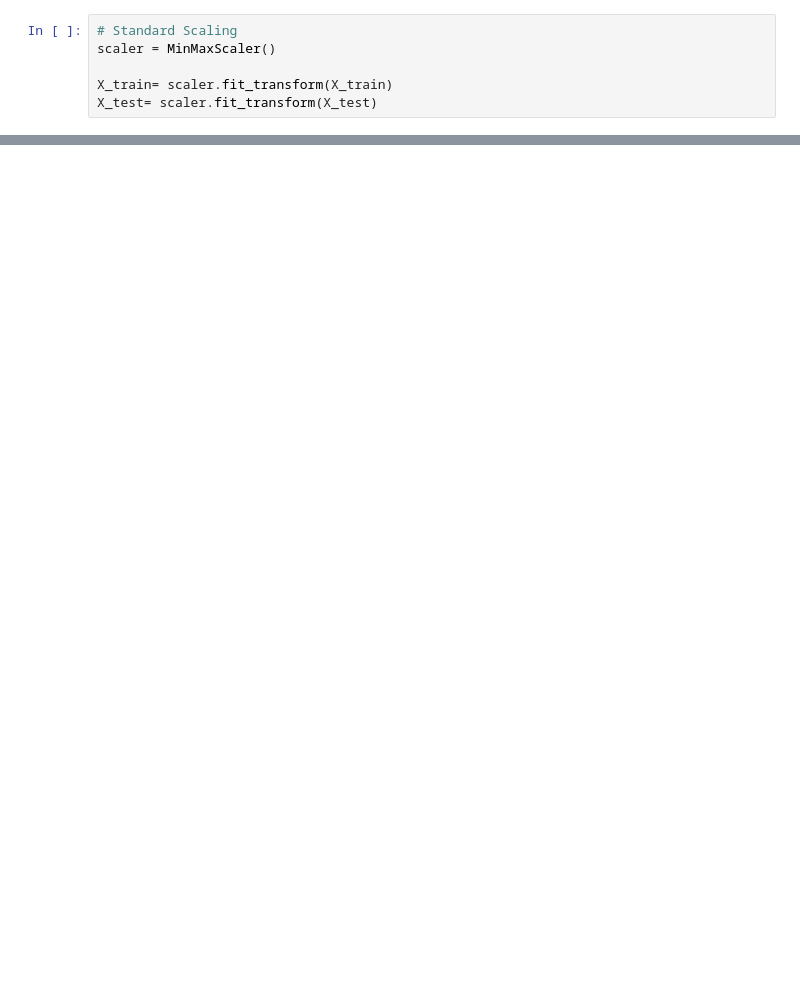
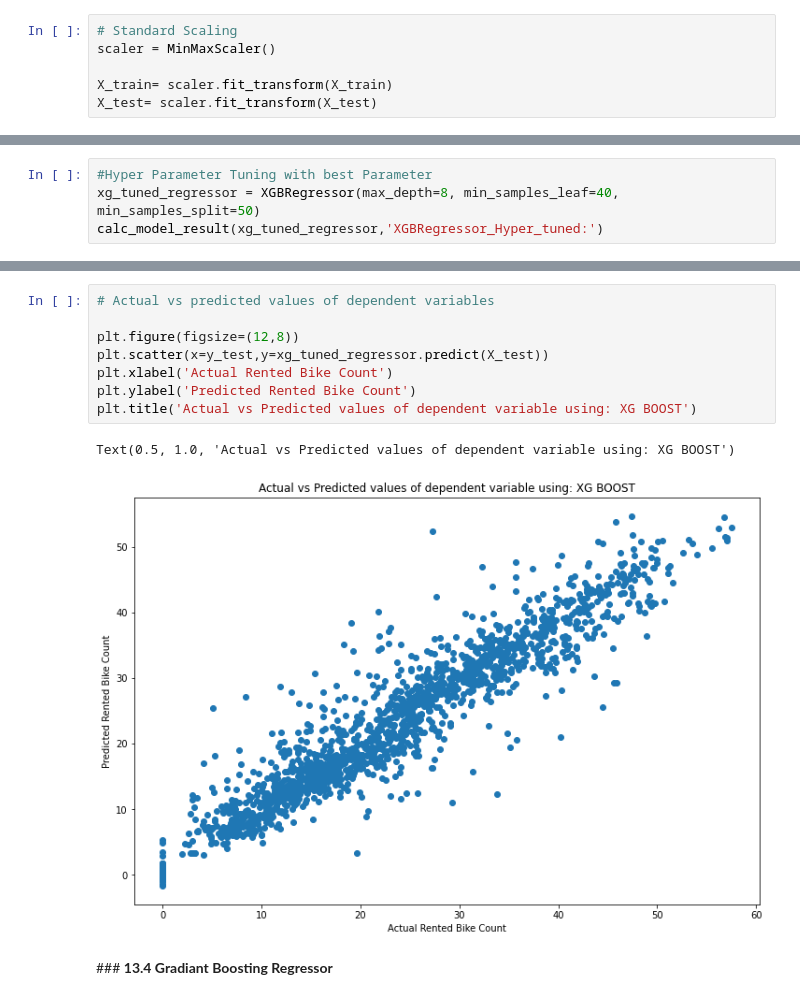
Before and after one commit to Rajakumaran-S/Seoul_Bike_Sharing_Demand_Prediction-_Capstone_Project-II, a Jupyter notebook: Raja_Bike_Sharing_Demand_Prediction_Capstone_Project_II.ipynb, the cells around one changed output, grey strips where cells are left out. Saved outputs shown, nothing was run; the diff lists cells and outputs as text; blank space fills up the shorter version.

```diff
--- a/Raja_Bike_Sharing_Demand_Prediction_Capstone_Project_II.ipynb
+++ b/Raja_Bike_Sharing_Demand_Prediction_Capstone_Project_II.ipynb
@@ -1044,0 +798,4 @@ plt.show()
+# %%
+#Hyper Parameter Tuning with best Parameter
+xg_tuned_regressor = XGBRegressor(max_depth=8, min_samples_leaf=40, min_samples_split=50)
+calc_model_result(xg_tuned_regressor,'XGBRegressor_Hyper_tuned:')
@@ -1044,0 +822,13 @@ plt.show()
+# %%
+# Actual vs predicted values of dependent variables
+
+plt.figure(figsize=(12,8))
+plt.scatter(x=y_test,y=xg_tuned_regressor.predict(X_test))
+plt.xlabel('Actual Rented Bike Count')
+plt.ylabel('Predicted Rented Bike Count')
+plt.title('Actual vs Predicted values of dependent variable using: XG BOOST')
+# %% [output]
+Text(0.5, 1.0, 'Actual vs Predicted values of dependent variable using: XG BOOST')
+[figure, added]
+# %% [markdown]
+###<b> 13.4 Gradiant Boosting Regressor
```
Also changed, not shown: parts of 89 cells of this notebook.
